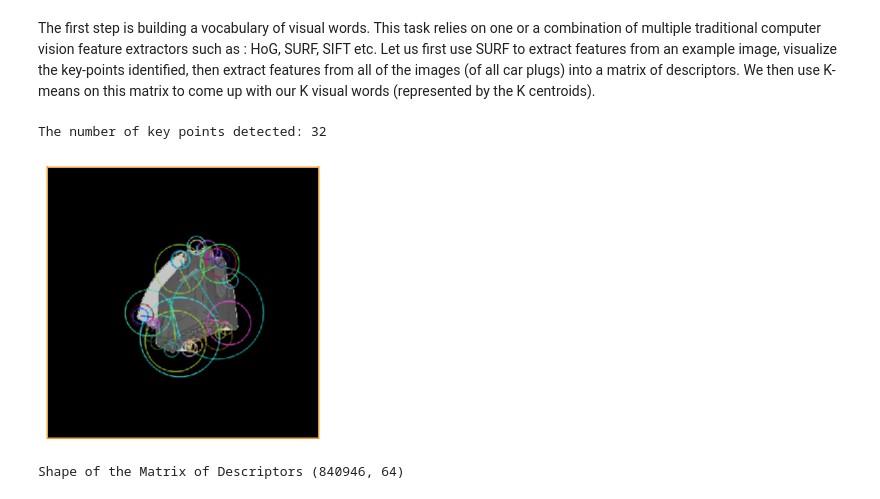
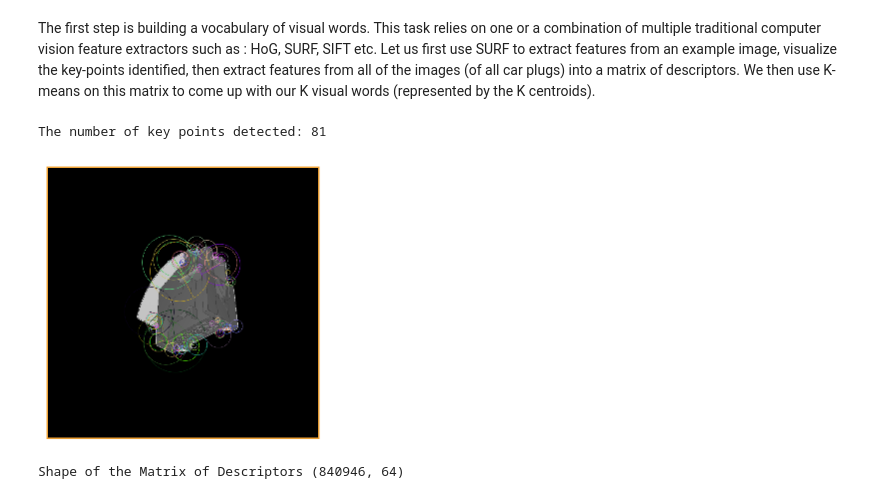
Before and after one commit to SAMY-ER/Multi-View-Image-Classification, a Jupyter notebook: notebooks/Car Plugs - Multi-View Image Classification.ipynb, the cells around one changed output. Cells and saved outputs as stored; diff of their text form; code cells hidden in the pictures.

Commit message:
Increased resolution of an example keypoint detection in notebook

```diff
--- a/notebooks/Car Plugs - Multi-View Image Classification.ipynb
+++ b/notebooks/Car Plugs - Multi-View Image Classification.ipynb
@@ -232,23 +232,23 @@ The first step is building a vocabulary of visual words. This task relies on one
 # %%
 # Detect and Visualize Keypoints in an Image
 
 # Choosing a high value for the hessian threshold in order to visualize only a few key-points to avoid clutter
 surf = cv2.xfeatures2d.SURF_create(2000)
 
 img = cv2.imread('../data/processed/A0005400002_13_processed.png')
-img = cv2.resize(cv2.cvtColor(img, cv2.COLOR_BGR2GRAY), (400, 400))
+img = cv2.resize(cv2.cvtColor(img, cv2.COLOR_BGR2GRAY), (900, 900))
 
 kp, descriptors = surf.detectAndCompute(img, None)
 print('The number of key points detected:', len(kp))
 
-img_kp = cv2.drawKeypoints(img, kp, None, flags=cv2.DrawMatchesFlags_DRAW_RICH_KEYPOINTS)
+img_kp = cv2.drawKeypoints(img, kp, None, flags=cv2.DRAW_MATCHES_FLAGS_DRAW_RICH_KEYPOINTS)
 plt.figure(figsize=(5, 5))
 plt.imshow(img_kp, cmap='gray')
 plt.xticks([])
 plt.yticks([]);
 # %% [output]
-The number of key points detected: 32
+The number of key points detected: 81
-[figure, old version]
+[figure, new version]
 # %%
 # CREATE THE MATRIX OF DESCRIPTORS FROM ALL IMAGES
 
```
